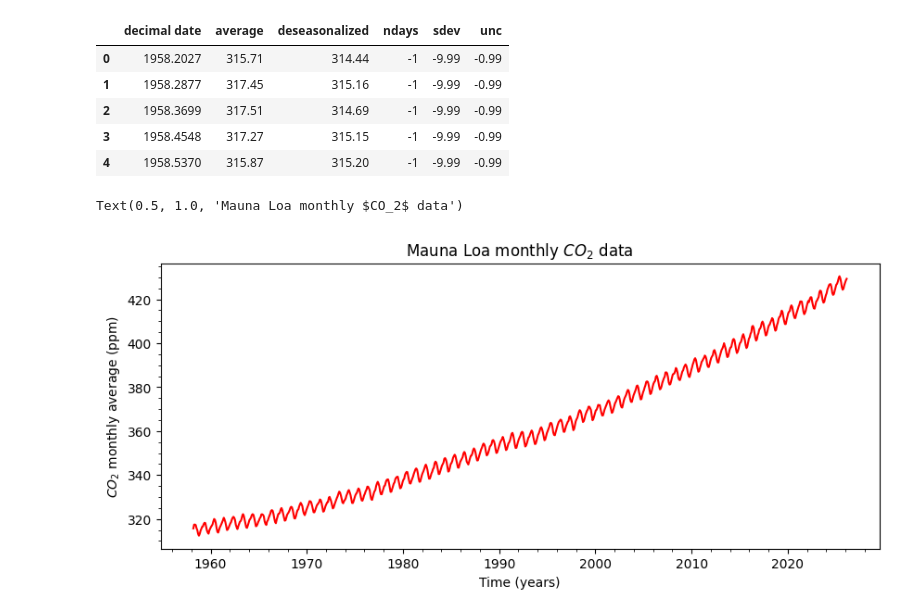
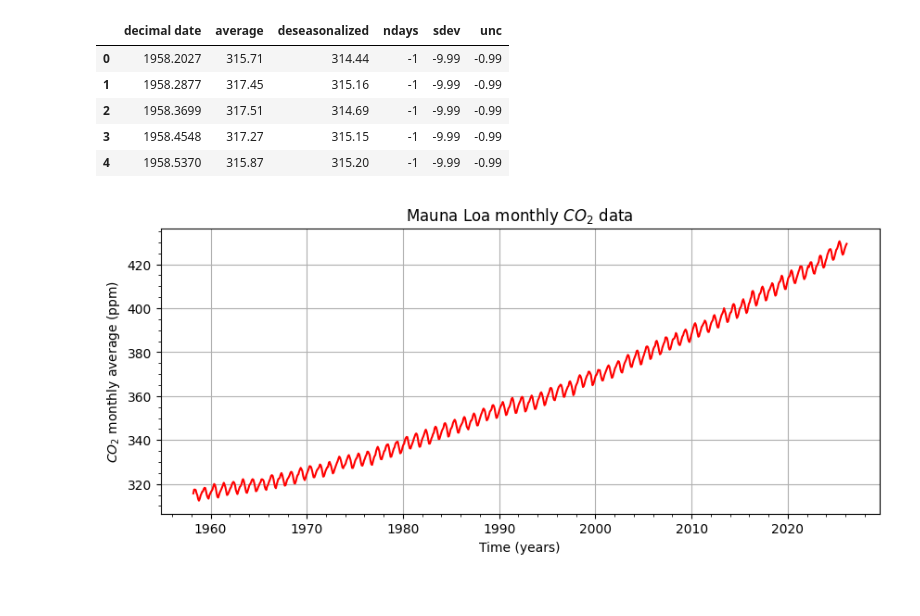
Before and after one commit to georginadd/EMSC2010-W4-P2, a Jupyter notebook: EMSC2010_W4_P2_NB1_u7925896.ipynb, the cells around one changed output. Saved outputs shown, nothing was run; the diff lists cells and outputs as text; code cells hidden in the pictures.

Commit message:
mauna loa monthly co2

```diff
--- a/EMSC2010_W4_P2_NB1_u7925896.ipynb
+++ b/EMSC2010_W4_P2_NB1_u7925896.ipynb
@@ -60,10 +60,10 @@ df.head()
 # %%
 fig, ax = plt.subplots(figsize=(10, 4)) #make axes (called ax) 10 units wide and 4 units high
 ax.plot(df['decimal date'],df['average'], 'r') #plot time vs. co2 average on ax as a red ('r') line
 ax.set_xlabel('Time (years)') #text for the x-axis label
 ax.set_ylabel('$CO_2$ monthly average (ppm)') #text for the y-axis label
 ax.minorticks_on() #show the minor ticks
 ax.set_title('Mauna Loa monthly $CO_2$ data')
+plt.grid()
 # %% [output]
-Text(0.5, 1.0, 'Mauna Loa monthly $CO_2$ data')
-[figure, old version]
+[figure, new version]
```
